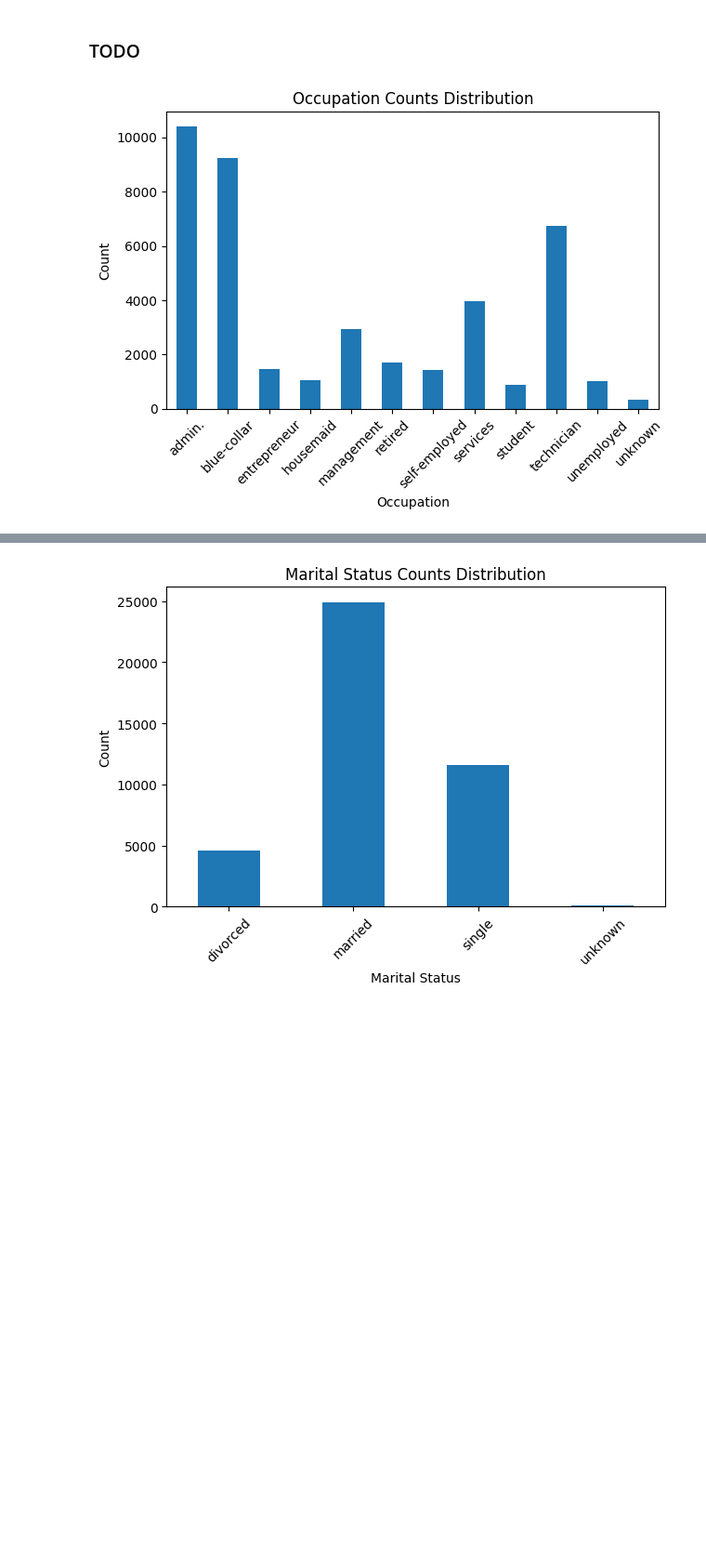
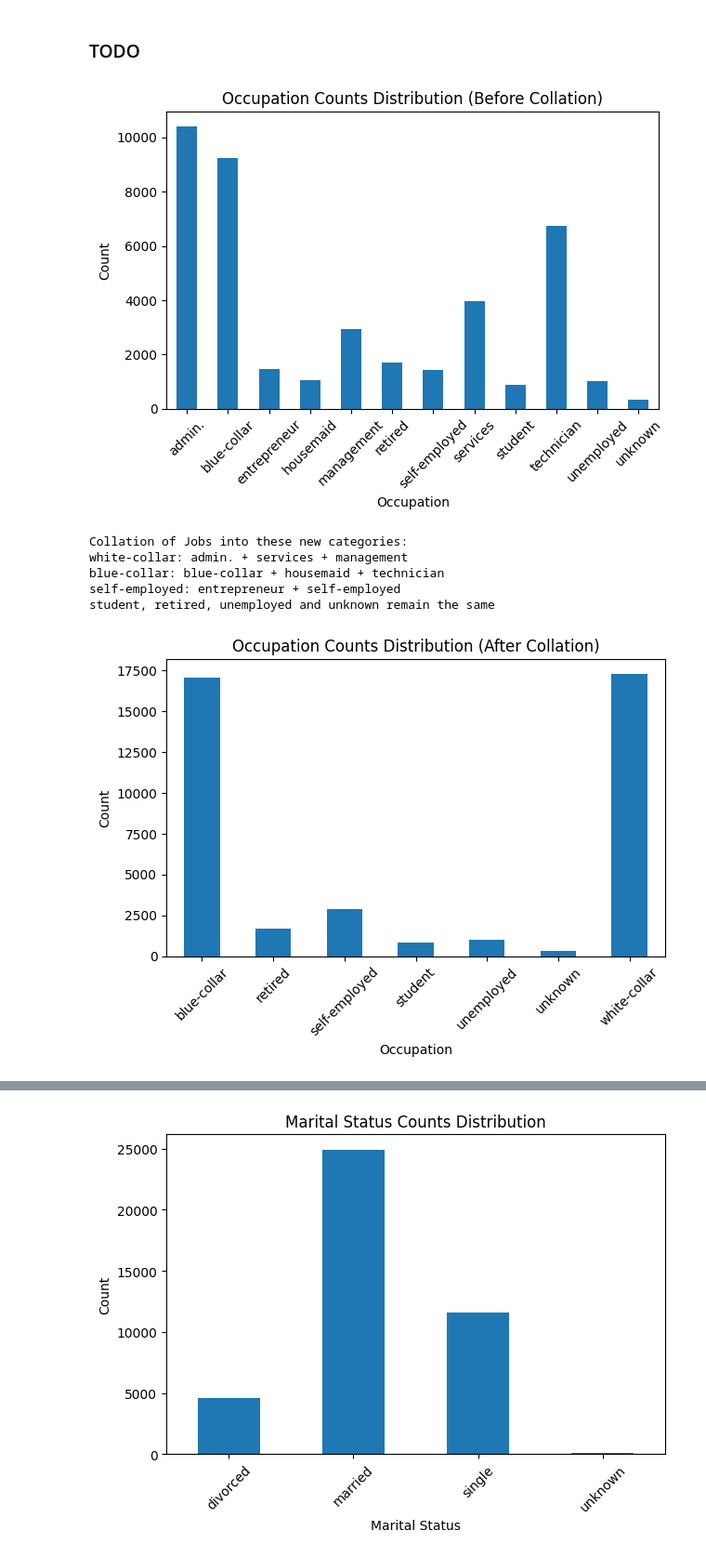
Before and after one commit to AlaTan93/aiap20-tan-song-xin-alastair-872I, a Jupyter notebook: eda.ipynb, the cells around one changed output, grey strips where cells are left out. Shown at 93% size. Drawn from its saved outputs; the diff is of its cells as text; code cells hidden in the pictures; blank space fills up the shorter version.

```diff
--- a/eda.ipynb
+++ b/eda.ipynb
@@ -263,14 +263,39 @@ Distribution after Imputation Roughly the same, still normal.
 # %%
 bank_df_2 = bank_df.copy()
 
 bank_df_2['Occupation'].value_counts().sort_index().plot(kind='bar')
 plt.xlabel('Occupation')
 plt.ylabel('Count')
 plt.xticks(rotation=45)
-plt.title('Occupation Counts Distribution')
+plt.title('Occupation Counts Distribution (Before Collation)')
 plt.tight_layout()
 plt.show()
 
 print("Collation of Jobs into these new categories:")
+print("white-collar: admin. + services + management")
+print("blue-collar: blue-collar + housemaid + technician")
+print("self-employed: entrepreneur + self-employed")
+print("student, retired, unemployed and unknown remain the same")
+
+bank_df_3 = bank_df.copy()
+
+# Collation
+bank_df_3.loc[bank_df_3['Occupation'].isin(['blue-collar', 'housemaid', 'technician']), 'Occupation'] = 'blue-collar'
+bank_df_3.loc[bank_df_3['Occupation'].isin(['admin.', 'management', 'services']), 'Occupation'] = 'white-collar'
+bank_df_3.loc[bank_df_3['Occupation'].isin(['entrepreneur', 'self-employed']), 'Occupation'] = 'self-employed'
+
+bank_df_3['Occupation'].value_counts().sort_index().plot(kind='bar')
+plt.xlabel('Occupation')
+plt.ylabel('Count')
+plt.xticks(rotation=45)
+plt.title('Occupation Counts Distribution (After Collation)')
+plt.tight_layout()
+plt.show()
 # %% [output]
-[figure, old version]
+[figure, new version]
+Collation of Jobs into these new categories:
+white-collar: admin. + services + management
+blue-collar: blue-collar + housemaid + technician
+self-employed: entrepreneur + self-employed
+student, retired, unemployed and unknown remain the same
+[figure, added]
```
Also changed, not shown: parts of 15 cells of this notebook, 13 other files.
